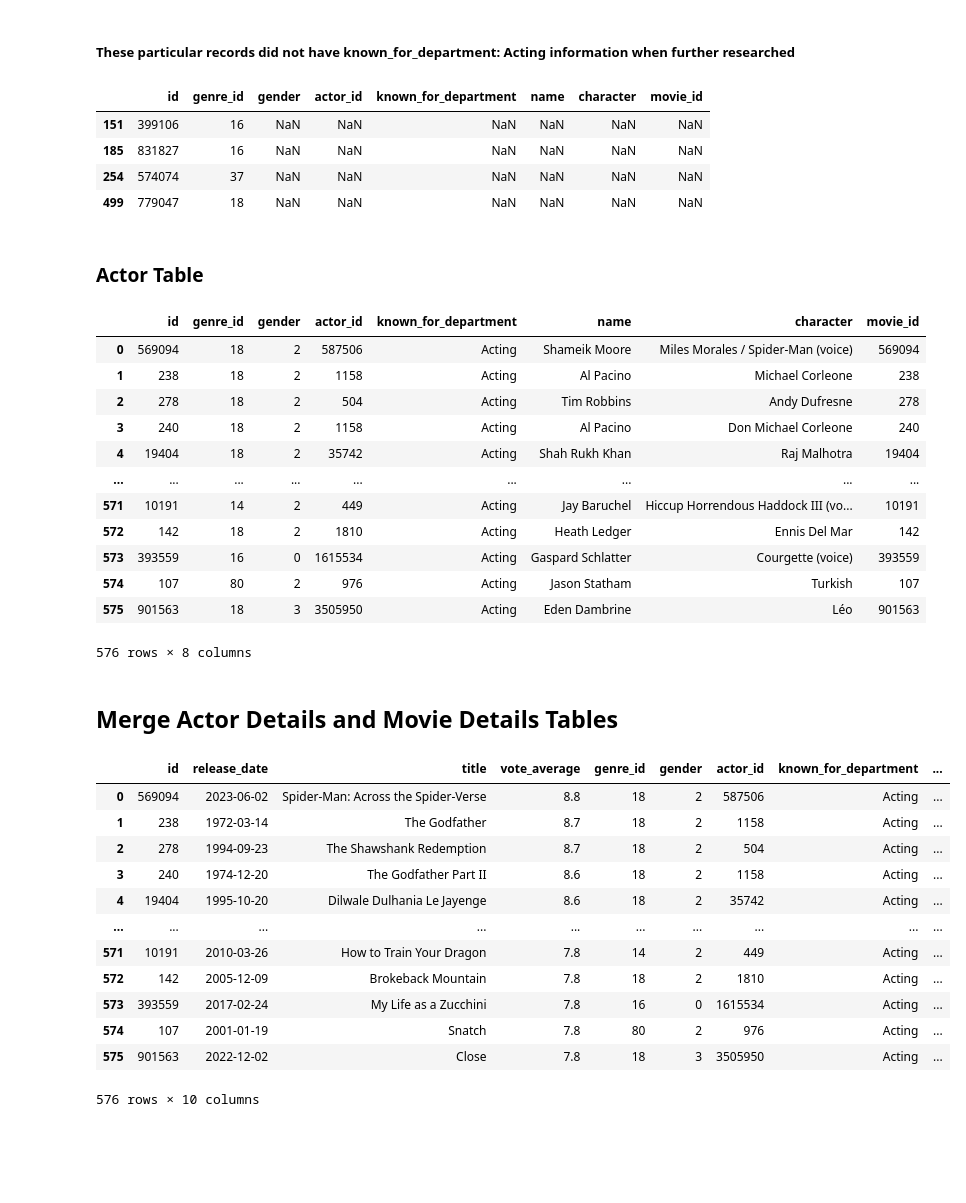
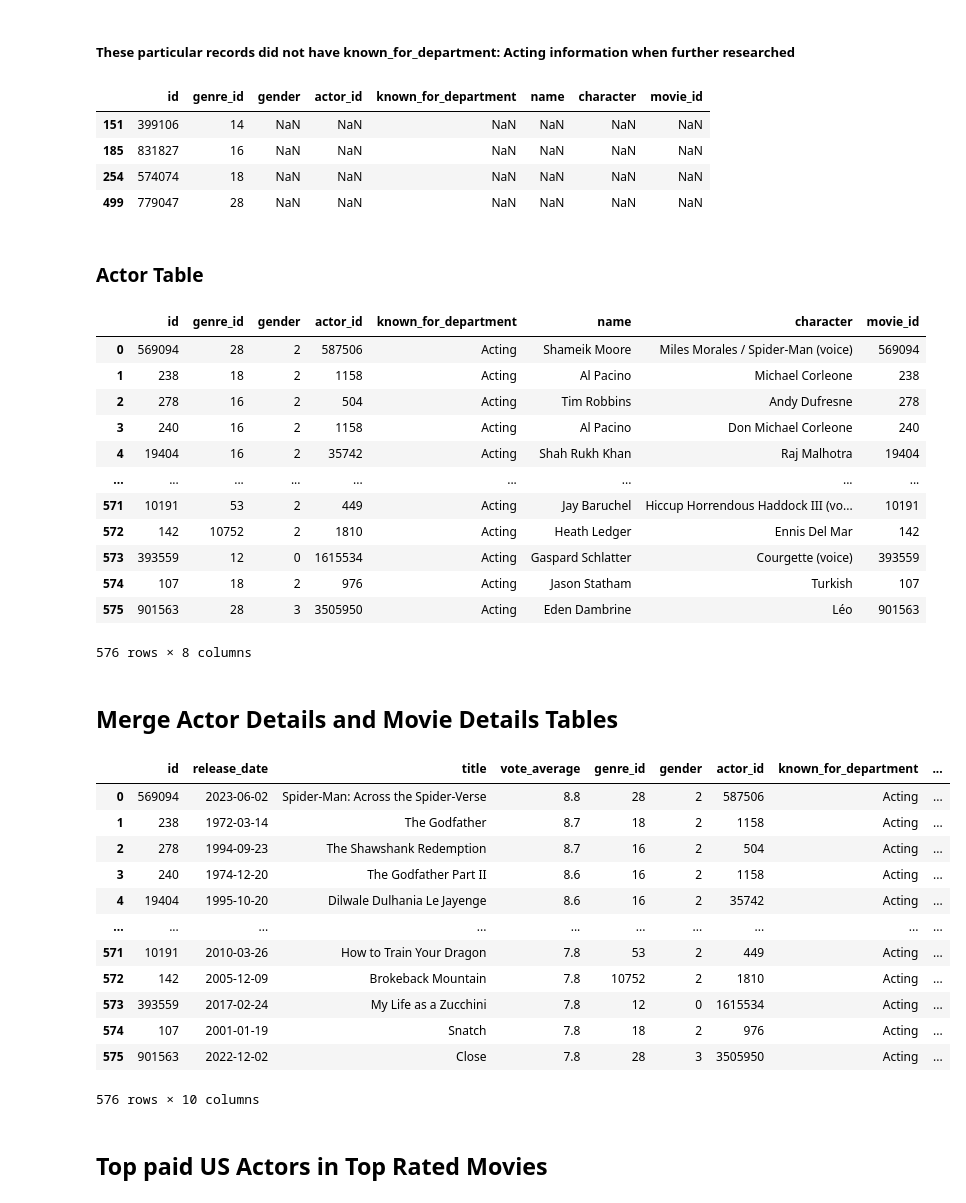
Before and after one commit to Bambi-Forest/tmdb-api-connection, a Jupyter notebook: The Movie Database API/connection.ipynb, the cells around one changed output. Drawn from its saved outputs; the diff is of its cells as text; code cells hidden in the pictures; blank space fills up the shorter version.

```diff
--- a/The Movie Database API/connection.ipynb
+++ b/The Movie Database API/connection.ipynb
@@ -197,17 +197,13 @@ while count < pages:
 extracted_movie_records_df = pd.concat(movie_rows, axis=0)
 extracted_movie_records_df = extracted_movie_records_df.iloc[:, [2,3,9,10,12]]
 
-# Extract single genre datapoint from list as main genre
-single_genre = df['genre_ids'].apply(pd.Series)
-genre_datapoint = single_genre[0]
+# Extract single genre datapoint from list as main genre & Add genre extracted from list as a new column to df
+genre_list_id_extraction = pd.Series((i[0] for i in extracted_movie_records_df['genre_ids'][0]))
 
-#Add genre extracted from list as a new column to df
-extracted_movie_records_df['genre_id'] = genre_datapoint
-extracted_movie_records_df = extracted_movie_records_df.astype({'genre_id':'int'})
-movies_info_df = extracted_movie_records_df.drop('genre_ids', axis=1)
 
-the_movie_info_df = pd.DataFrame(movies_info_df)
-
+the_movie_info_df = pd.DataFrame(extracted_movie_records_df)
+the_movie_info_df = extracted_movie_records_df.drop('genre_ids', axis=1)
+the_movie_info_df['genre_id'] = genre_list_id_extraction
 the_movie_info_df
 # %% [output]
 |  | id | release_date | title | vote_average | genre_id |
@@ -363,10 +364,10 @@ join_df
 join_df[join_df.isna().any(axis=1)]
 # %% [output]
 |  | id | genre_id | gender | actor_id | known_for_department | name | character | movie_id |
-| 151 | 399106 | 16 | NaN | NaN | NaN | NaN | NaN | NaN |
+| 151 | 399106 | 14 | NaN | NaN | NaN | NaN | NaN | NaN |
 | 185 | 831827 | 16 | NaN | NaN | NaN | NaN | NaN | NaN |
-| 254 | 574074 | 37 | NaN | NaN | NaN | NaN | NaN | NaN |
-| 499 | 779047 | 18 | NaN | NaN | NaN | NaN | NaN | NaN |
+| 254 | 574074 | 18 | NaN | NaN | NaN | NaN | NaN | NaN |
+| 499 | 779047 | 28 | NaN | NaN | NaN | NaN | NaN | NaN |
 # %% [markdown]
 ### Actor Table
 # %%
@@ -378,36 +379,38 @@ actor_known_details_df = df2
 actor_known_details_df
 # %% [output]
 |  | id | genre_id | gender | actor_id | known_for_department | name | character | movie_id |
-| 0 | 569094 | 18 | 2 | 587506 | Acting | Shameik Moore | Miles Morales / Spider-Man (voice) | 569094 |
+| 0 | 569094 | 28 | 2 | 587506 | Acting | Shameik Moore | Miles Morales / Spider-Man (voice) | 569094 |
 | 1 | 238 | 18 | 2 | 1158 | Acting | Al Pacino | Michael Corleone | 238 |
-| 2 | 278 | 18 | 2 | 504 | Acting | Tim Robbins | Andy Dufresne | 278 |
-| 3 | 240 | 18 | 2 | 1158 | Acting | Al Pacino | Don Michael Corleone | 240 |
-| 4 | 19404 | 18 | 2 | 35742 | Acting | Shah Rukh Khan | Raj Malhotra | 19404 |
+| 2 | 278 | 16 | 2 | 504 | Acting | Tim Robbins | Andy Dufresne | 278 |
+| 3 | 240 | 16 | 2 | 1158 | Acting | Al Pacino | Don Michael Corleone | 240 |
+| 4 | 19404 | 16 | 2 | 35742 | Acting | Shah Rukh Khan | Raj Malhotra | 19404 |
 | ... | ... | ... | ... | ... | ... | ... | ... | ... |
-| 571 | 10191 | 14 | 2 | 449 | Acting | Jay Baruchel | Hiccup Horrendous Haddock III (vo... | 10191 |
-| 572 | 142 | 18 | 2 | 1810 | Acting | Heath Ledger | Ennis Del Mar | 142 |
-| 573 | 393559 | 16 | 0 | 1615534 | Acting | Gaspard Schlatter | Courgette (voice) | 393559 |
-| 574 | 107 | 80 | 2 | 976 | Acting | Jason Statham | Turkish | 107 |
-| 575 | 901563 | 18 | 3 | 3505950 | Acting | Eden Dambrine | Léo | 901563 |
+| 571 | 10191 | 53 | 2 | 449 | Acting | Jay Baruchel | Hiccup Horrendous Haddock III (vo... | 10191 |
+| 572 | 142 | 10752 | 2 | 1810 | Acting | Heath Ledger | Ennis Del Mar | 142 |
+| 573 | 393559 | 12 | 0 | 1615534 | Acting | Gaspard Schlatter | Courgette (voice) | 393559 |
+| 574 | 107 | 18 | 2 | 976 | Acting | Jason Statham | Turkish | 107 |
+| 575 | 901563 | 28 | 3 | 3505950 | Acting | Eden Dambrine | Léo | 901563 |
 576 rows × 8 columns
 # %% [markdown]
 ## Merge Actor Details and Movie Details Tables
 # %%
 movie_genre_actor_join_df=pd.merge(the_movie_info_df,actor_known_details_df, on=['id'], how='inner')
 movie_genre_actor_join_df = movie_genre_actor_join_df.drop(['movie_id','genre_id_x'], axis=1)
-movie_genre_actor_join_df.rename(columns={'genre_id_y': 'genre_id'}, inplace=True)
+movie_genre_actor_join_df.rename(columns={'genre_id_y': 'genre_id', 'name' : 'actor_name'}, inplace=True)
 movie_genre_actor_join_df
 # %% [output]
 |  | id | release_date | title | vote_average | genre_id | gender | actor_id | known_for_department | ... |
-| 0 | 569094 | 2023-06-02 | Spider-Man: Across the Spider-Verse | 8.8 | 18 | 2 | 587506 | Acting | ... |
+| 0 | 569094 | 2023-06-02 | Spider-Man: Across the Spider-Verse | 8.8 | 28 | 2 | 587506 | Acting | ... |
 | 1 | 238 | 1972-03-14 | The Godfather | 8.7 | 18 | 2 | 1158 | Acting | ... |
-| 2 | 278 | 1994-09-23 | The Shawshank Redemption | 8.7 | 18 | 2 | 504 | Acting | ... |
-| 3 | 240 | 1974-12-20 | The Godfather Part II | 8.6 | 18 | 2 | 1158 | Acting | ... |
-| 4 | 19404 | 1995-10-20 | Dilwale Dulhania Le Jayenge | 8.6 | 18 | 2 | 35742 | Acting | ... |
+| 2 | 278 | 1994-09-23 | The Shawshank Redemption | 8.7 | 16 | 2 | 504 | Acting | ... |
+| 3 | 240 | 1974-12-20 | The Godfather Part II | 8.6 | 16 | 2 | 1158 | Acting | ... |
+| 4 | 19404 | 1995-10-20 | Dilwale Dulhania Le Jayenge | 8.6 | 16 | 2 | 35742 | Acting | ... |
 | ... | ... | ... | ... | ... | ... | ... | ... | ... | ... |
-| 571 | 10191 | 2010-03-26 | How to Train Your Dragon | 7.8 | 14 | 2 | 449 | Acting | ... |
-| 572 | 142 | 2005-12-09 | Brokeback Mountain | 7.8 | 18 | 2 | 1810 | Acting | ... |
-| 573 | 393559 | 2017-02-24 | My Life as a Zucchini | 7.8 | 16 | 0 | 1615534 | Acting | ... |
-| 574 | 107 | 2001-01-19 | Snatch | 7.8 | 80 | 2 | 976 | Acting | ... |
-| 575 | 901563 | 2022-12-02 | Close | 7.8 | 18 | 3 | 3505950 | Acting | ... |
+| 571 | 10191 | 2010-03-26 | How to Train Your Dragon | 7.8 | 53 | 2 | 449 | Acting | ... |
+| 572 | 142 | 2005-12-09 | Brokeback Mountain | 7.8 | 10752 | 2 | 1810 | Acting | ... |
+| 573 | 393559 | 2017-02-24 | My Life as a Zucchini | 7.8 | 12 | 0 | 1615534 | Acting | ... |
+| 574 | 107 | 2001-01-19 | Snatch | 7.8 | 18 | 2 | 976 | Acting | ... |
+| 575 | 901563 | 2022-12-02 | Close | 7.8 | 28 | 3 | 3505950 | Acting | ... |
 576 rows × 10 columns
+# %% [markdown]
+## Top paid US Actors in Top Rated Movies
```
Also changed, not shown: parts of 10 cells of this notebook.
